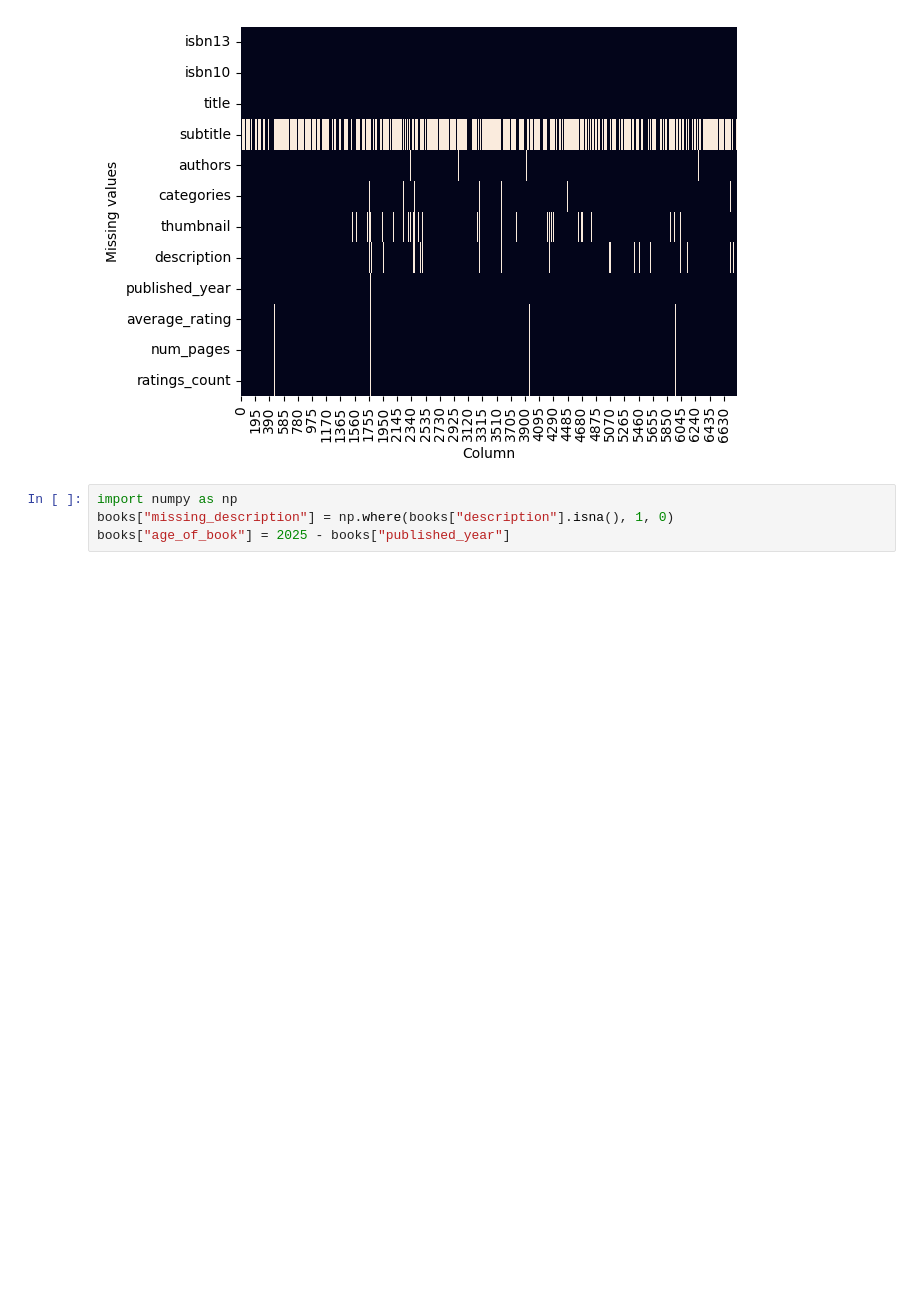
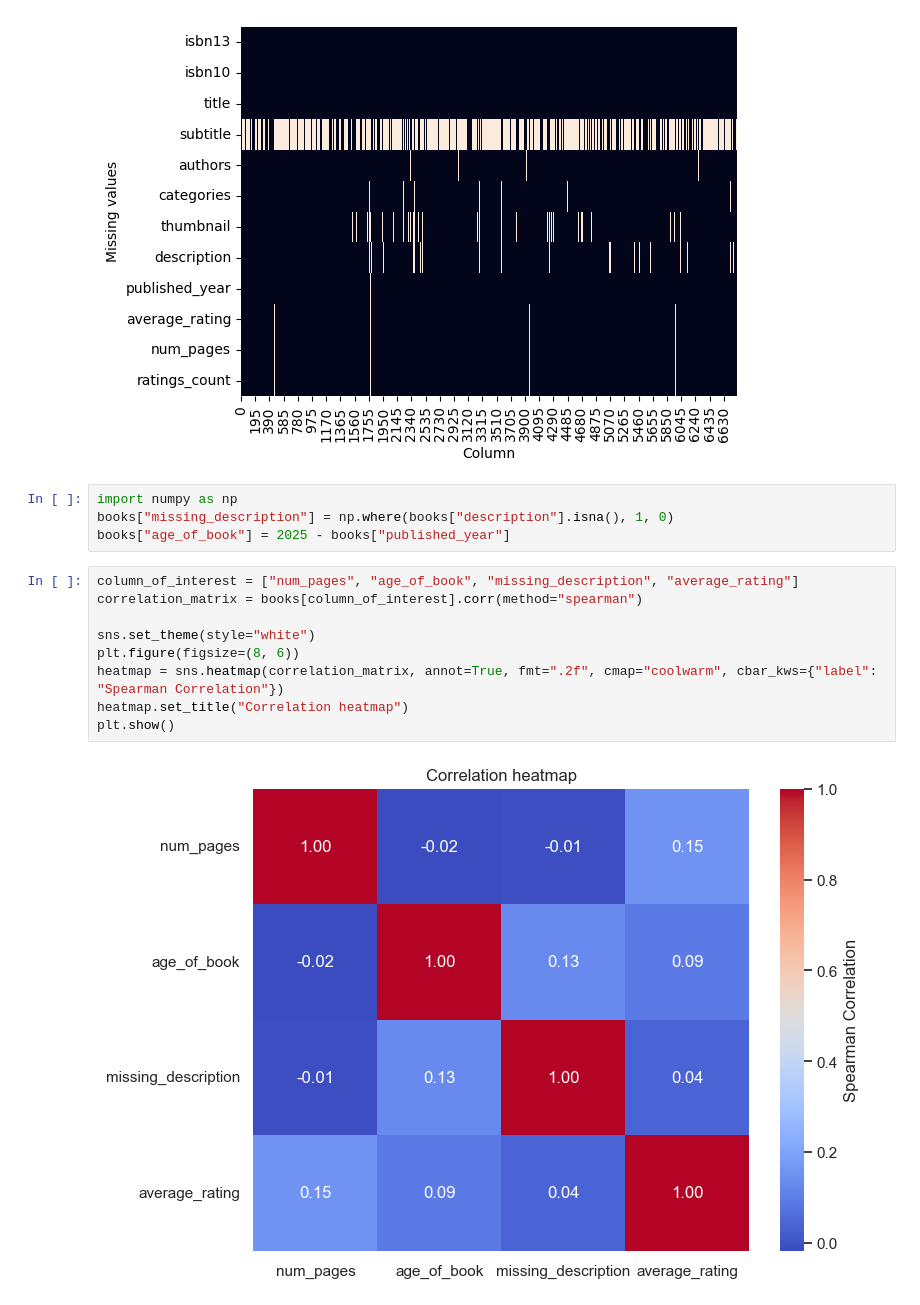
Before and after one commit to Anuradha-bhaskar/Semantic-Book-Recommender, a Jupyter notebook: data-exploration.ipynb, the cells around one changed output. Drawn from its saved outputs; the diff is of its cells as text; blank space fills up the shorter version.

```diff
--- a/data-exploration.ipynb
+++ b/data-exploration.ipynb
@@ -34,3 +34,14 @@ plt.show()
 import numpy as np
 books["missing_description"] = np.where(books["description"].isna(), 1, 0)
 books["age_of_book"] = 2025 - books["published_year"]
+# %%
+column_of_interest = ["num_pages", "age_of_book", "missing_description", "average_rating"]
+correlation_matrix = books[column_of_interest].corr(method="spearman")
+
+sns.set_theme(style="white")
+plt.figure(figsize=(8, 6))
+heatmap = sns.heatmap(correlation_matrix, annot=True, fmt=".2f", cmap="coolwarm", cbar_kws={"label": "Spearman Correlation"})
+heatmap.set_title("Correlation heatmap")
+plt.show()
+# %% [output]
+[figure, added]
```
